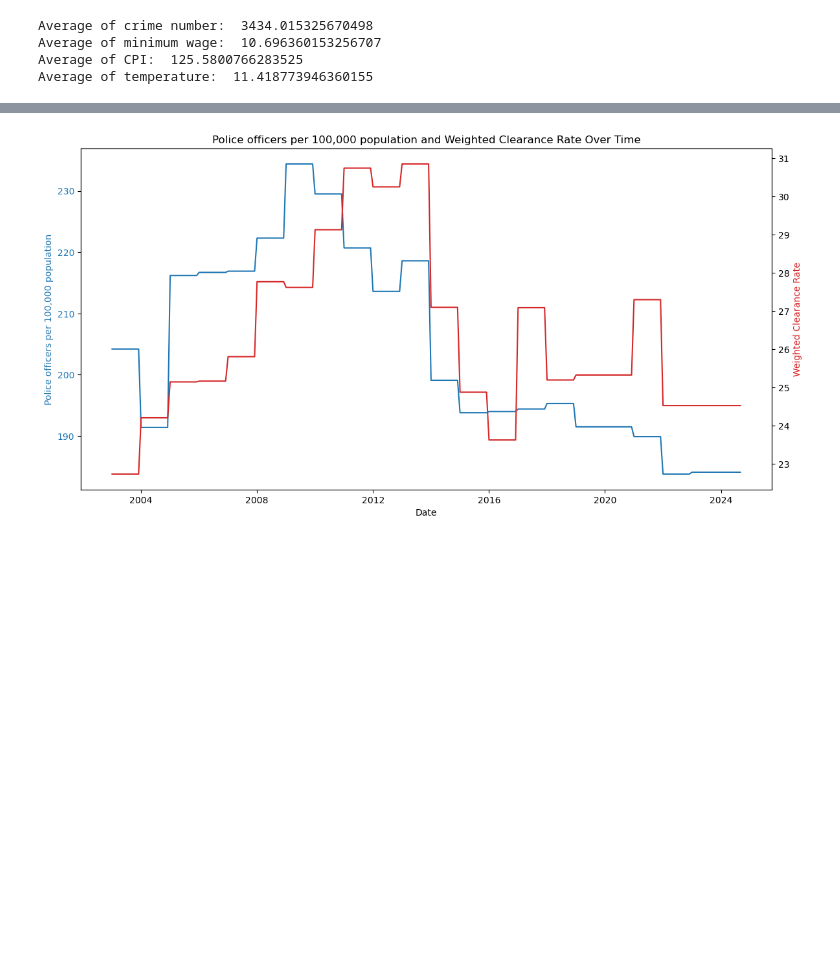
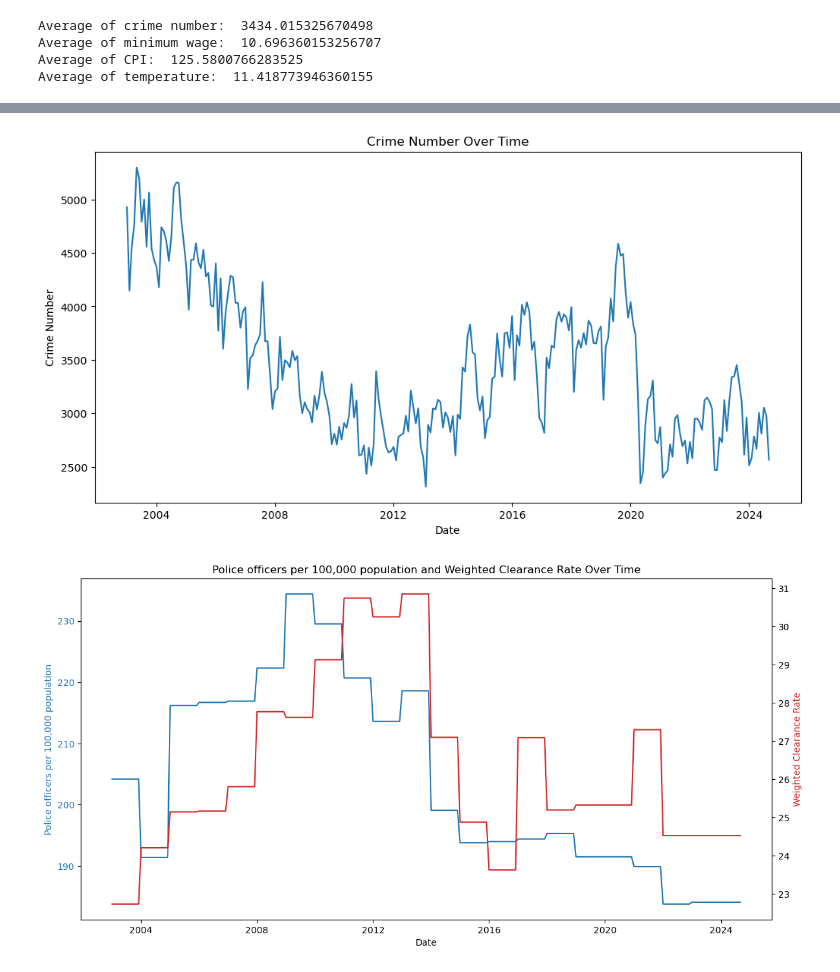
Before and after one commit to HantzeWANG/ECON490, a Jupyter notebook: CrimePrediction.ipynb, the cells around one changed output, grey strips where cells are left out. Saved outputs shown, nothing was run; the diff lists cells and outputs as text; code cells hidden in the pictures; blank space fills up the shorter version.

```diff
--- a/CrimePrediction.ipynb
+++ b/CrimePrediction.ipynb
@@ -173,3 +208,13 @@ Average of temperature:  11.418773946360155
+# %%
+# plot the crime number data over time
+plt.figure(figsize=(12, 6))
+plt.plot(merged_df['date'], merged_df['crime_number'], color='tab:blue')
+plt.title('Crime Number Over Time')
+plt.xlabel('Date')
+plt.ylabel('Crime Number')
+plt.show()
+# %% [output]
+[figure, added]
 # %%
 # visualize Police officers per 100,000 population and weighted clearance rate over time
 fig, ax1 = plt.subplots(figsize=(12, 6))
```
Also changed, not shown: parts of 1 cell of this notebook.
